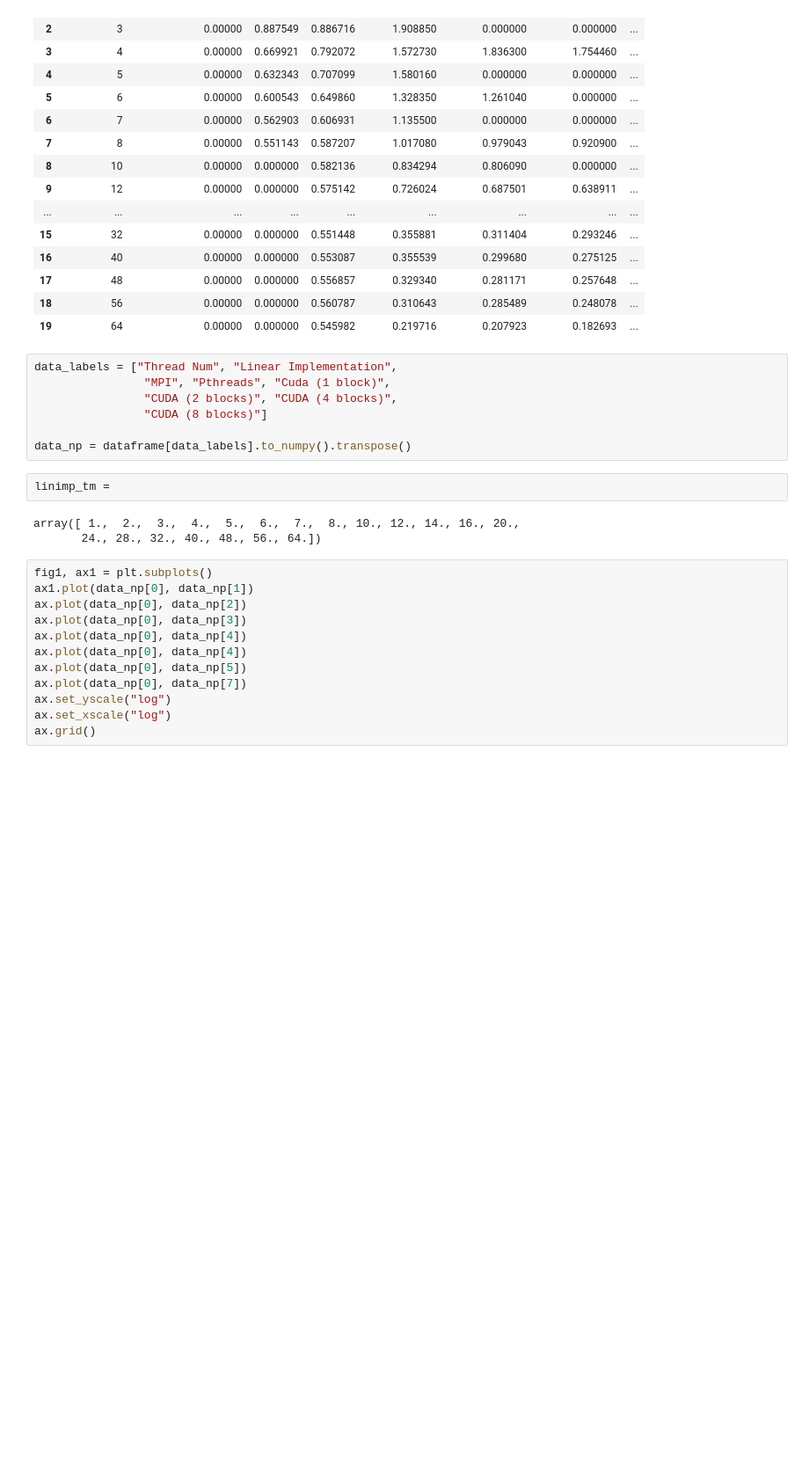
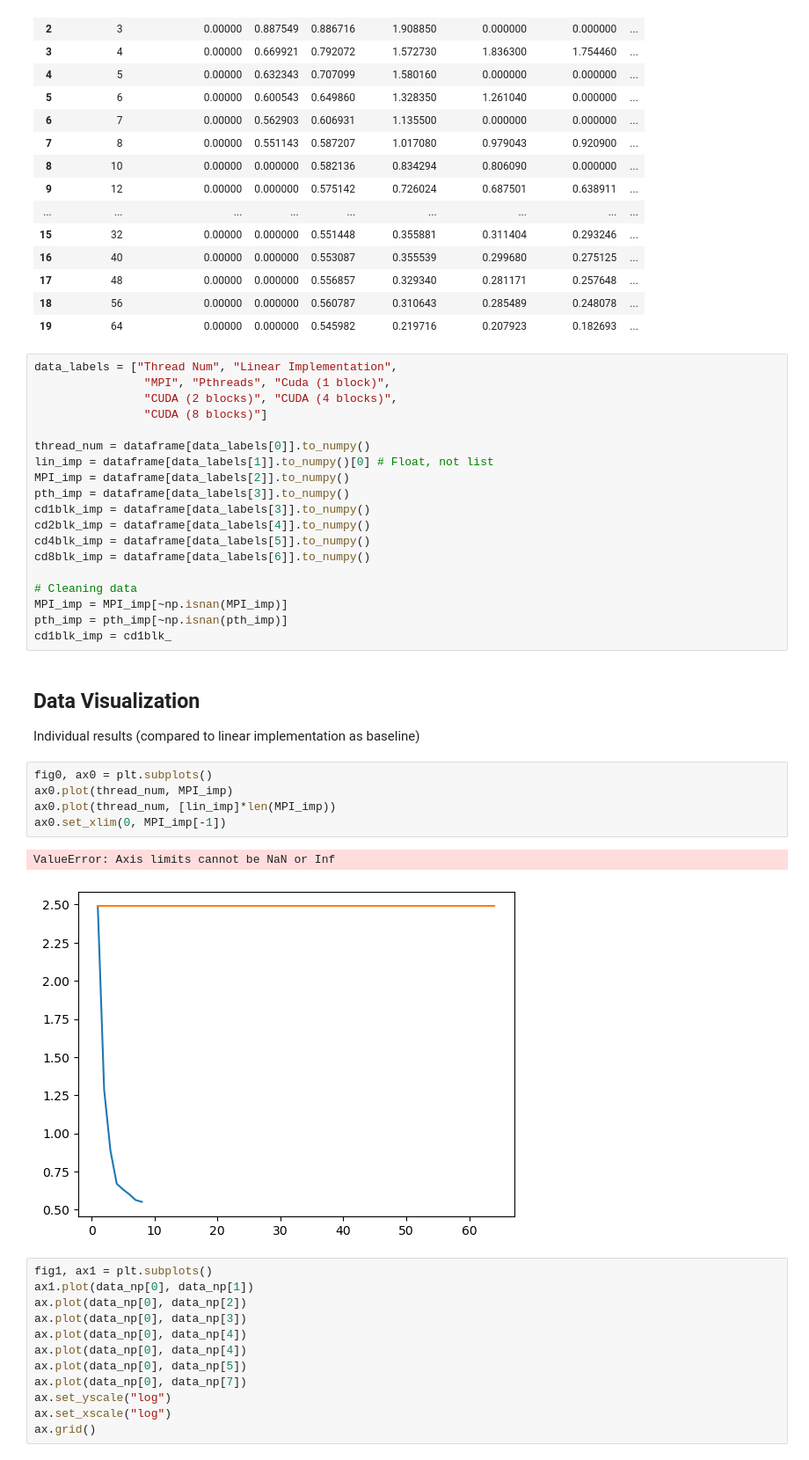
Before and after one commit to roy-cruz/COMP5055-FinalProject, a Jupyter notebook: ConvTimeGraphs.ipynb, the cells around one changed output. Shown at 88% size. Drawn from its saved outputs; the diff is of its cells as text; blank space fills up the shorter version.

Commit message:
Starting creating time graphs

```diff
--- a/ConvTimeGraphs.ipynb
+++ b/ConvTimeGraphs.ipynb
@@ -25,18 +26,36 @@ dataframe.fillna(0)
 | 17 | 48 | 0.00000 | 0.000000 | 0.556857 | 0.329340 | 0.281171 | 0.257648 | ... |
 | 18 | 56 | 0.00000 | 0.000000 | 0.560787 | 0.310643 | 0.285489 | 0.248078 | ... |
 | 19 | 64 | 0.00000 | 0.000000 | 0.545982 | 0.219716 | 0.207923 | 0.182693 | ... |
-# %%
-data_labels = ["Thread Num", "Linear Implementation",
-                "MPI", "Pthreads", "Cuda (1 block)",
-                "CUDA (2 blocks)", "CUDA (4 blocks)",
-                "CUDA (8 blocks)"]
-
-data_np = dataframe[data_labels].to_numpy().transpose()
-# %%
-linimp_tm =
-# %% [output]
-array([ 1.,  2.,  3.,  4.,  5.,  6.,  7.,  8., 10., 12., 14., 16., 20.,
-       24., 28., 32., 40., 48., 56., 64.])
+# %%
+data_labels = ["Thread Num", "Linear Implementation",
+                "MPI", "Pthreads", "Cuda (1 block)",
+                "CUDA (2 blocks)", "CUDA (4 blocks)",
+                "CUDA (8 blocks)"]
+
+thread_num = dataframe[data_labels[0]].to_numpy()
+lin_imp = dataframe[data_labels[1]].to_numpy()[0] # Float, not list
+MPI_imp = dataframe[data_labels[2]].to_numpy()
+pth_imp = dataframe[data_labels[3]].to_numpy()
+cd1blk_imp = dataframe[data_labels[3]].to_numpy()
+cd2blk_imp = dataframe[data_labels[4]].to_numpy()
+cd4blk_imp = dataframe[data_labels[5]].to_numpy()
+cd8blk_imp = dataframe[data_labels[6]].to_numpy()
+
+# Cleaning data
+MPI_imp = MPI_imp[~np.isnan(MPI_imp)]
+pth_imp = pth_imp[~np.isnan(pth_imp)]
+cd1blk_imp = cd1blk_
+# %% [markdown]
+## Data Visualization
+Individual results (compared to linear implementation as baseline)
+# %%
+fig0, ax0 = plt.subplots()
+ax0.plot(thread_num, MPI_imp)
+ax0.plot(thread_num, [lin_imp]*len(MPI_imp))
+ax0.set_xlim(0, MPI_imp[-1])
+# %% [output]
+ValueError: Axis limits cannot be NaN or Inf
+[figure, added]
 # %%
 fig1, ax1 = plt.subplots()
 ax1.plot(data_np[0], data_np[1])
```
Also changed, not shown: parts of 1 cell of this notebook.
